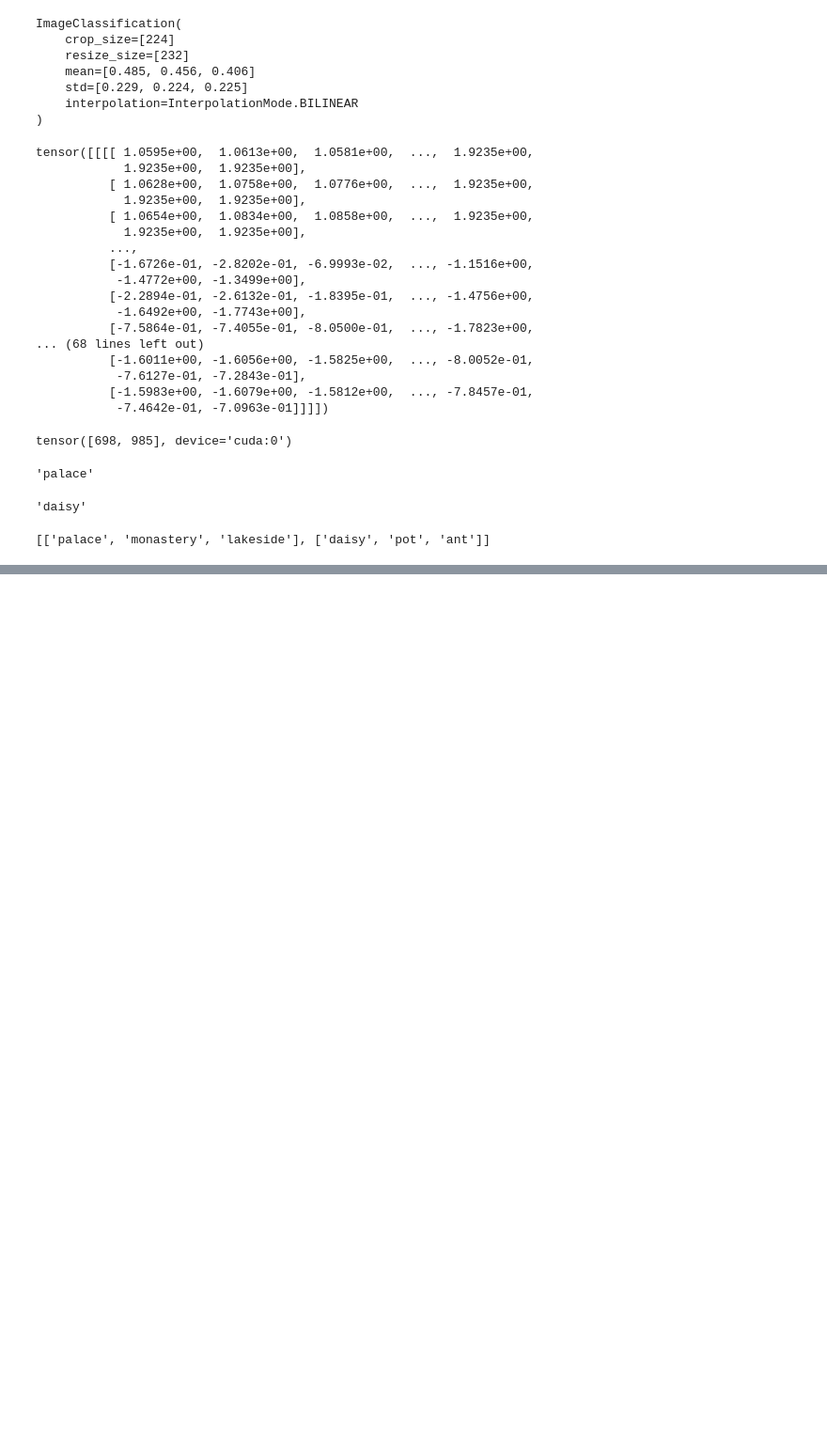
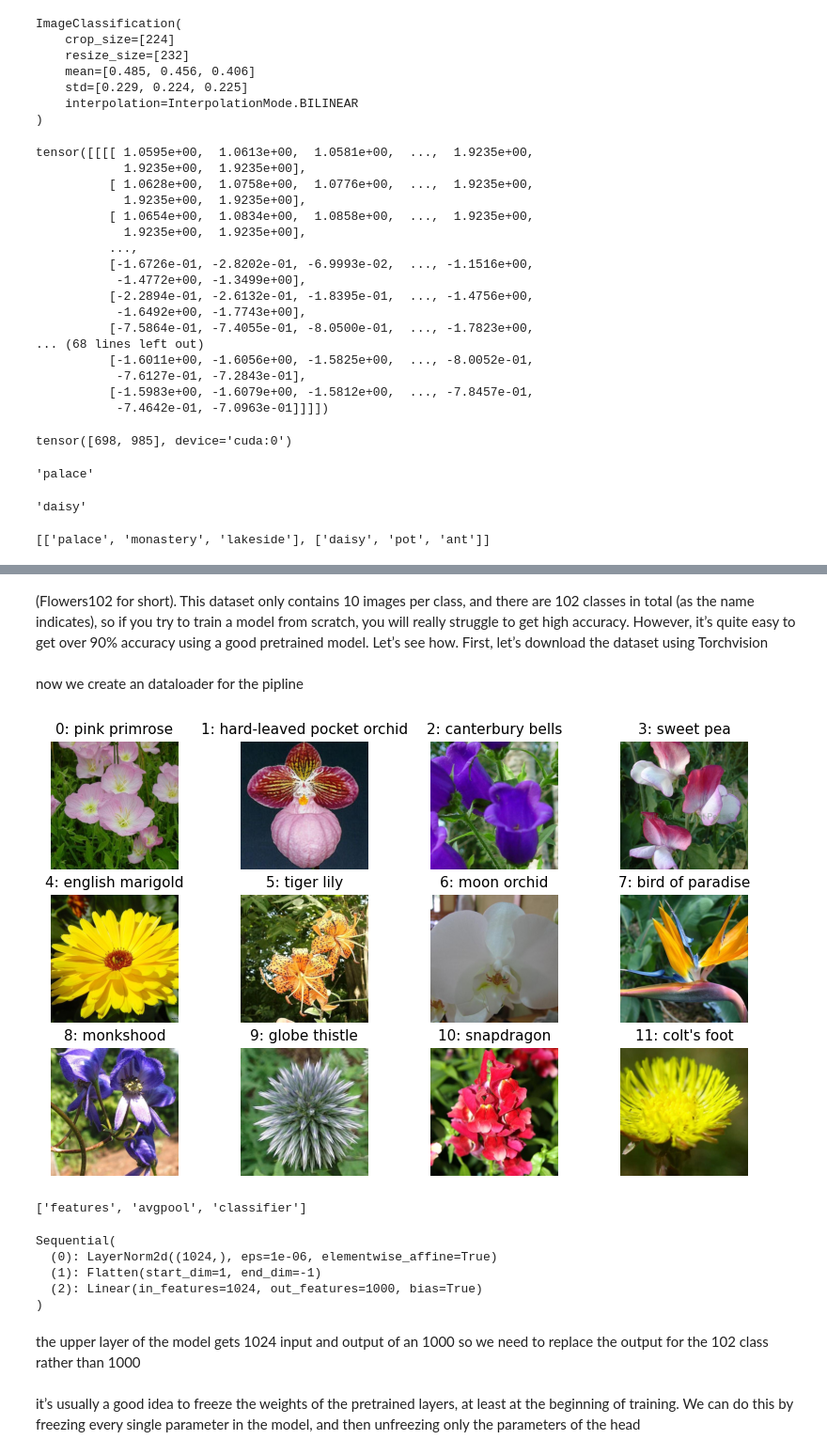
Before and after one commit to Harsh-Prajapati54/PyTorch-Learning-Journey, a Jupyter notebook: 02_Implementing_CNN.ipynb, the cells around one changed output, grey strips where cells are left out. Shown at 94% size. Drawn from its saved outputs; the diff is of its cells as text; code cells hidden in the pictures; blank space fills up the shorter version.

```diff
--- a/02_Implementing_CNN.ipynb
+++ b/02_Implementing_CNN.ipynb
@@ -319,0 +355,15 @@ y_top3_logits, y_top3_class_ids = y_logits.topk(k=3, dim=1)
+# %% [markdown]
+(Flowers102 for short). This dataset only contains 10 images per class, and there
+are 102 classes in total (as the name indicates), so if you try to train a model from
+scratch, you will really struggle to get high accuracy. However, it’s quite easy to get
+over 90% accuracy using a good pretrained model. Let’s see how. First, let’s download
+the dataset using Torchvision
+# %%
+DefaultFlowers102 = partial(torchvision.datasets.Flowers102,root="datasets",
+                          transform=weights.transforms(),download=True)
+
+train_set = DefaultFlowers102(split='train')
+valid_set = DefaultFlowers102(split='val')
+test_set = DefaultFlowers102(split='test')
+# %% [markdown]
+now we create an dataloader for the pipline
@@ -319,0 +378,32 @@ y_top3_logits, y_top3_class_ids = y_logits.topk(k=3, dim=1)
+# %%
+transform = torchvision.transforms.Compose([
+    torchvision.transforms.ToTensor(),
+    torchvision.transforms.CenterCrop(500),
+])
+flowers_to_display = DefaultFlowers102(split="train", transform=transform)
+sample_flowers = sorted({y: img for img, y in flowers_to_display}.items())[:12]
+
+plt.figure(figsize=(10, 6))
+for class_id, image in sample_flowers:
+    if class_id == 12: break
+    plt.subplot(3, 4, class_id + 1)
+    plot_image(image)
+    plt.title(f"{class_id}: {class_names[class_id]}", fontsize=11)
+
+plt.show()
+# %% [output]
+[figure, added]
+# %%
+[ name for name,child in model.named_children() ]
+# %% [output]
+['features', 'avgpool', 'classifier']
+# %%
+model.classifier
+# %% [output]
+Sequential(
+  (0): LayerNorm2d((1024,), eps=1e-06, elementwise_affine=True)
+  (1): Flatten(start_dim=1, end_dim=-1)
+  (2): Linear(in_features=1024, out_features=1000, bias=True)
+)
+# %% [markdown]
+the upper layer of the model gets 1024 input and output of an 1000 so we need to replace the output for the 102 class rather than 1000
@@ -319,0 +413,5 @@ y_top3_logits, y_top3_class_ids = y_logits.topk(k=3, dim=1)
+# %% [markdown]
+ it’s usually a good idea to freeze the weights of the
+pretrained layers, at least at the beginning of training. We can do this by freezing
+every single parameter in the model, and then unfreezing only the parameters of the
+head
```
Also changed, not shown: parts of 13 cells of this notebook, 2 other files.
